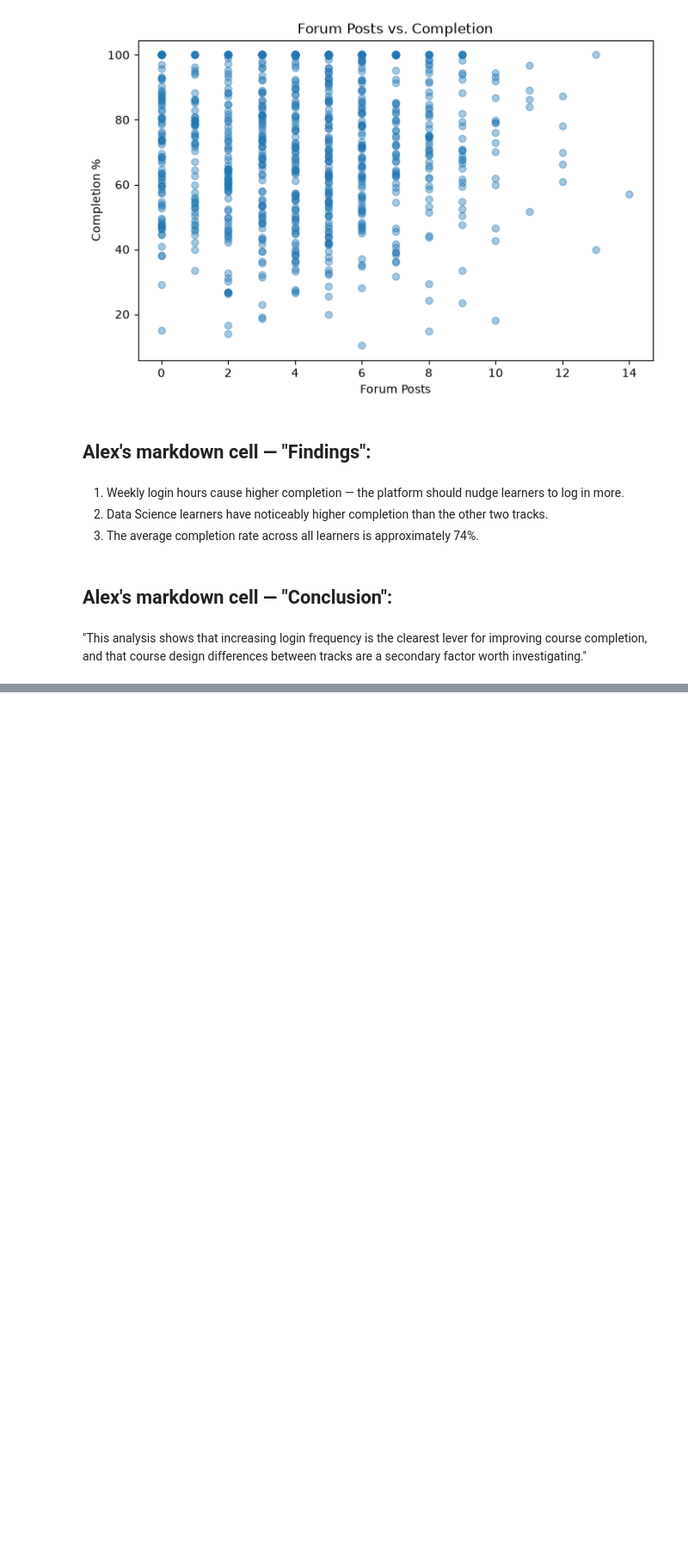
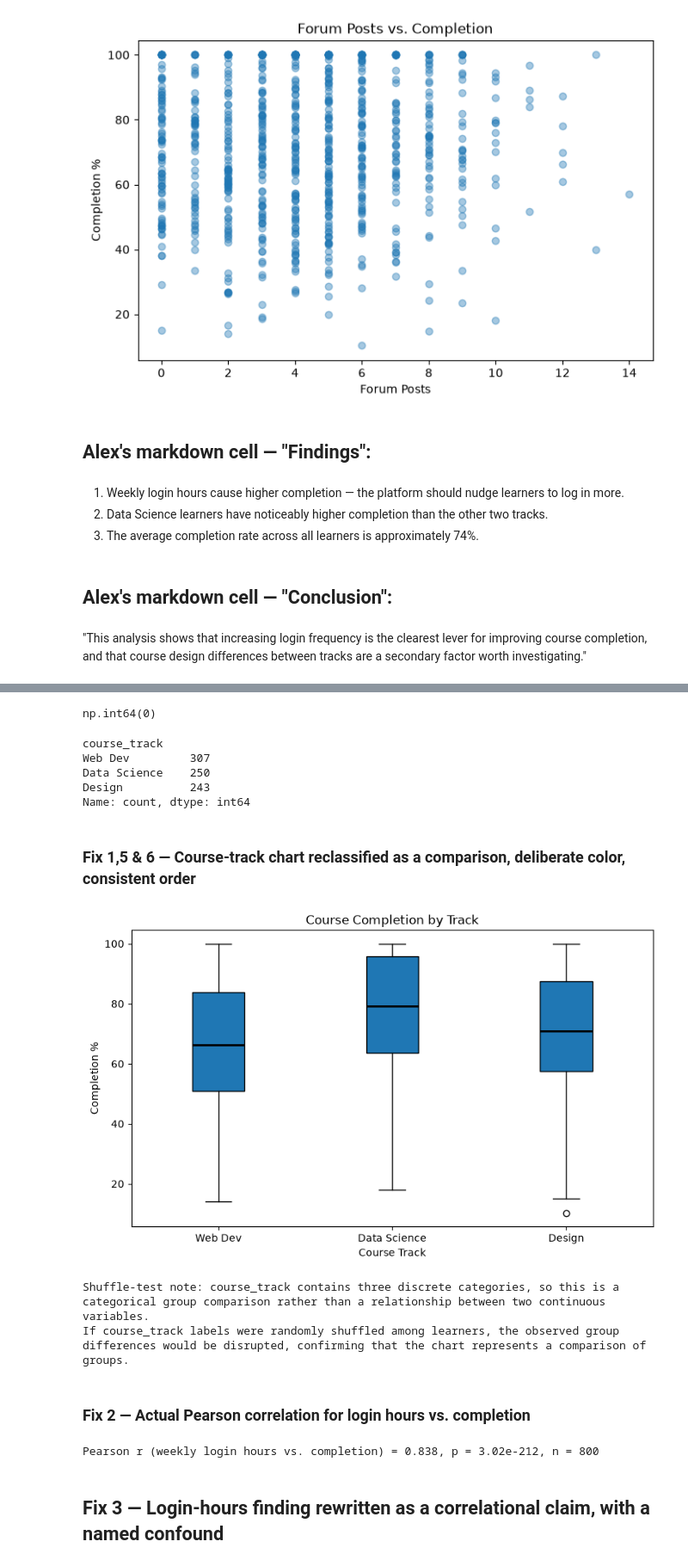
Before and after one commit to Timothious-arhamsoft/DailyTask, a Jupyter notebook: Task24/Alex_notebook.ipynb, the cells around one changed output, grey strips where cells are left out. Shown at 86% size. Drawn from its saved outputs; the diff is of its cells as text; code cells hidden in the pictures; blank space fills up the shorter version.

```diff
--- a/Task24/Alex_notebook.ipynb
+++ b/Task24/Alex_notebook.ipynb
@@ -90,0 +255,14 @@ plt.show()
+# %%
+learners.duplicated().sum()
+# %% [output]
+np.int64(0)
+# %%
+learners["course_track"].value_counts()
+# %% [output]
+course_track
+Web Dev         307
+Data Science    250
+Design          243
+Name: count, dtype: int64
+# %% [markdown]
+### Fix 1,5 & 6 — Course-track chart reclassified as a comparison, deliberate color, consistent order
@@ -90,0 +271,37 @@ plt.show()
+# %%
+# track_order = sorted(learners["course_track"].unique())
+track_order = ["Web Dev", "Data Science", "Design"]
+
+fig, ax = plt.subplots(figsize=(8, 5))
+data_by_track = [learners.loc[learners.course_track == t, "completion_pct"] for t in track_order]
+ax.boxplot(data_by_track, tick_labels=track_order, patch_artist=True, medianprops=dict( color="black",linewidth=2))
+ax.set_title("Course Completion by Track")
+ax.set_xlabel("Course Track")
+ax.set_ylabel("Completion %")
+fig.tight_layout()
+fig.savefig("fixed/fixed_chart_track_comparison.png", dpi=150)
+plt.show()
+
+print(
+    "Shuffle-test note: course_track contains three discrete categories, "
+    "so this is a categorical group comparison rather than a relationship "
+    "between two continuous variables."
+)
+print(
+    "If course_track labels were randomly shuffled among learners, the "
+    "observed group differences would be disrupted, confirming that the "
+    "chart represents a comparison of groups."
+)
+# %% [output]
+[figure, added]
+Shuffle-test note: course_track contains three discrete categories, so this is a categorical group comparison rather than a relationship between two continuous variables.
+If course_track labels were randomly shuffled among learners, the observed group differences would be disrupted, confirming that the chart represents a comparison of groups.
+# %% [markdown]
+### Fix 2 — Actual Pearson correlation for login hours vs. completion
+# %%
+r_login, p_login = stats.pearsonr(learners["weekly_login_hours"], learners["completion_pct"])
+print(f"Pearson r (weekly login hours vs. completion) = {r_login:.3f}, p = {p_login:.3g}, n = {len(learners)}")
+# %% [output]
+Pearson r (weekly login hours vs. completion) = 0.838, p = 3.02e-212, n = 800
+# %% [markdown]
+## Fix 3 — Login-hours finding rewritten as a correlational claim, with a named confound
```
Also changed, not shown: parts of 27 cells of this notebook, 2 other files.
